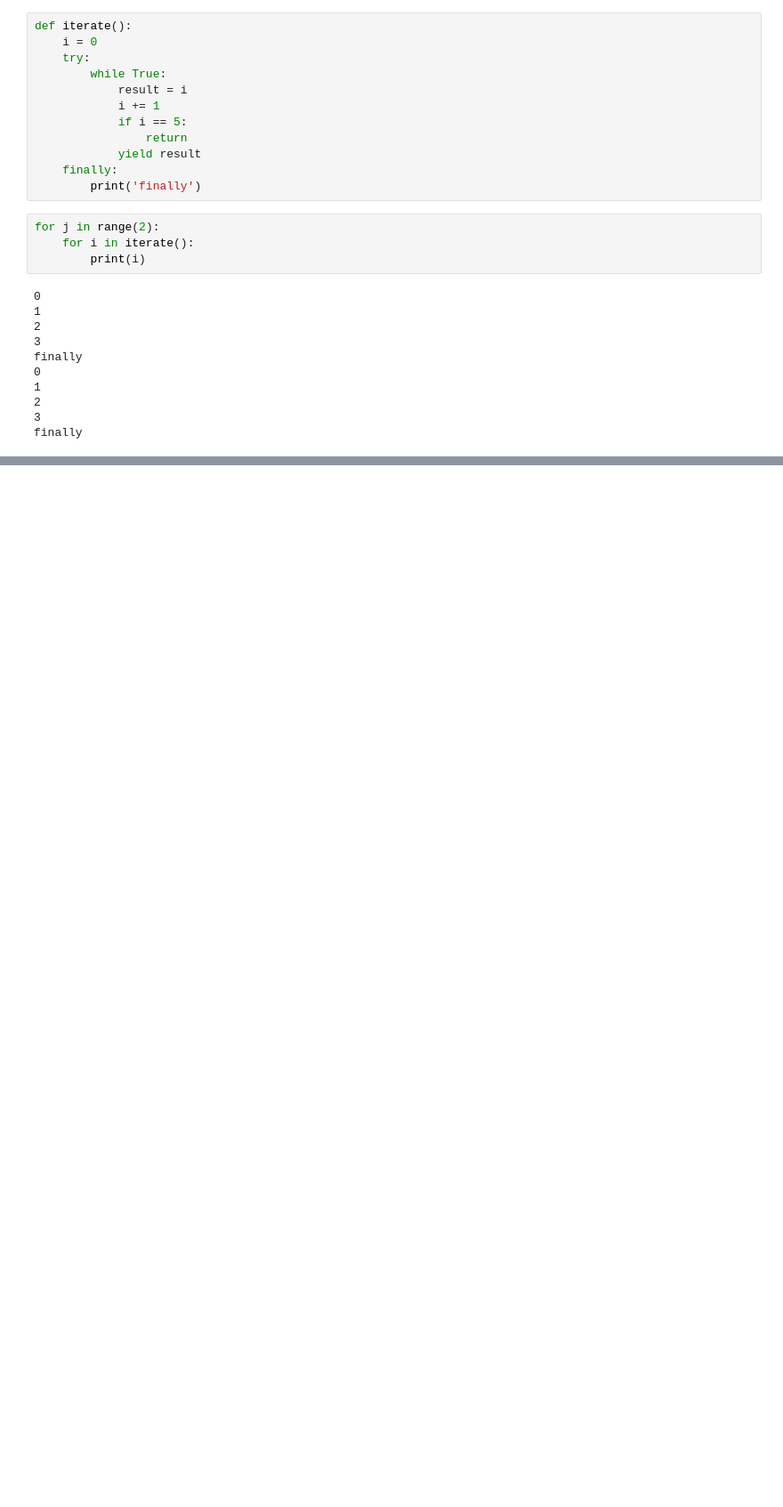
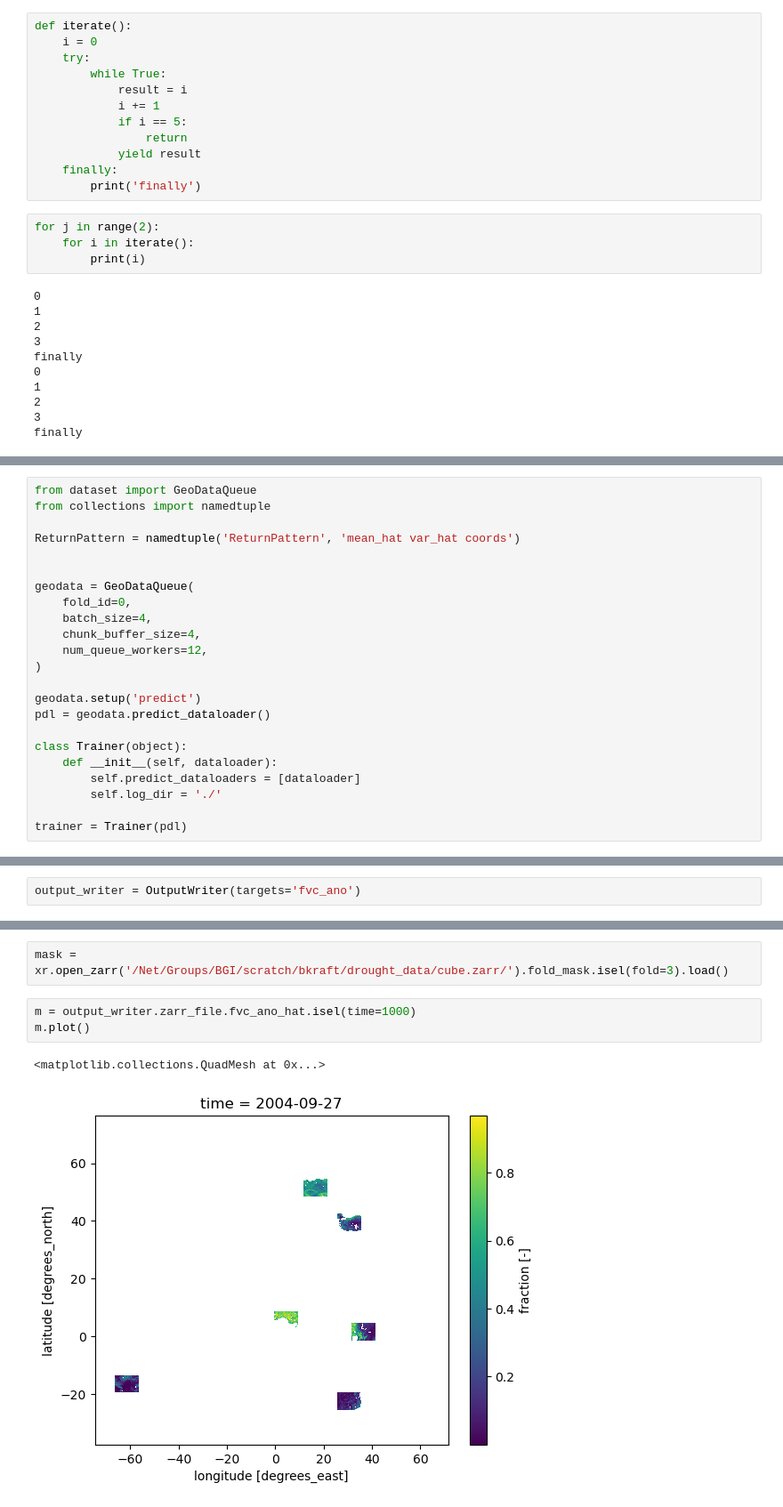
Before and after one commit to bask0/drought_ml, a Jupyter notebook: project/dataloader_dev.ipynb, the cells around one changed output, grey strips where cells are left out. Shown at 89% size. Drawn from its saved outputs; the diff is of its cells as text; blank space fills up the shorter version.

```diff
--- a/project/dataloader_dev.ipynb
+++ b/project/dataloader_dev.ipynb
@@ -712,0 +675,23 @@ def worker_loop():
+# %%
+from dataset import GeoDataQueue
+from collections import namedtuple
+
+ReturnPattern = namedtuple('ReturnPattern', 'mean_hat var_hat coords')
+
+
+geodata = GeoDataQueue(
+    fold_id=0,
+    batch_size=4,
+    chunk_buffer_size=4,
+    num_queue_workers=12,
+)
+
+geodata.setup('predict')
+pdl = geodata.predict_dataloader()
+
+class Trainer(object):
+    def __init__(self, dataloader):
+        self.predict_dataloaders = [dataloader]
+        self.log_dir = './'
+
+trainer = Trainer(pdl)
@@ -712,0 +893,2 @@ def worker_loop():
+# %%
+output_writer = OutputWriter(targets='fvc_ano')
@@ -712,0 +1092,8 @@ def worker_loop():
+# %%
+mask = xr.open_zarr('/Net/Groups/BGI/scratch/bkraft/drought_data/cube.zarr/').fold_mask.isel(fold=3).load()
+# %%
+m = output_writer.zarr_file.fvc_ano_hat.isel(time=1000)
+m.plot()
+# %% [output]
+<matplotlib.collections.QuadMesh at 0x...>
+[figure, added]
```
Also changed, not shown: parts of 22 cells of this notebook.
